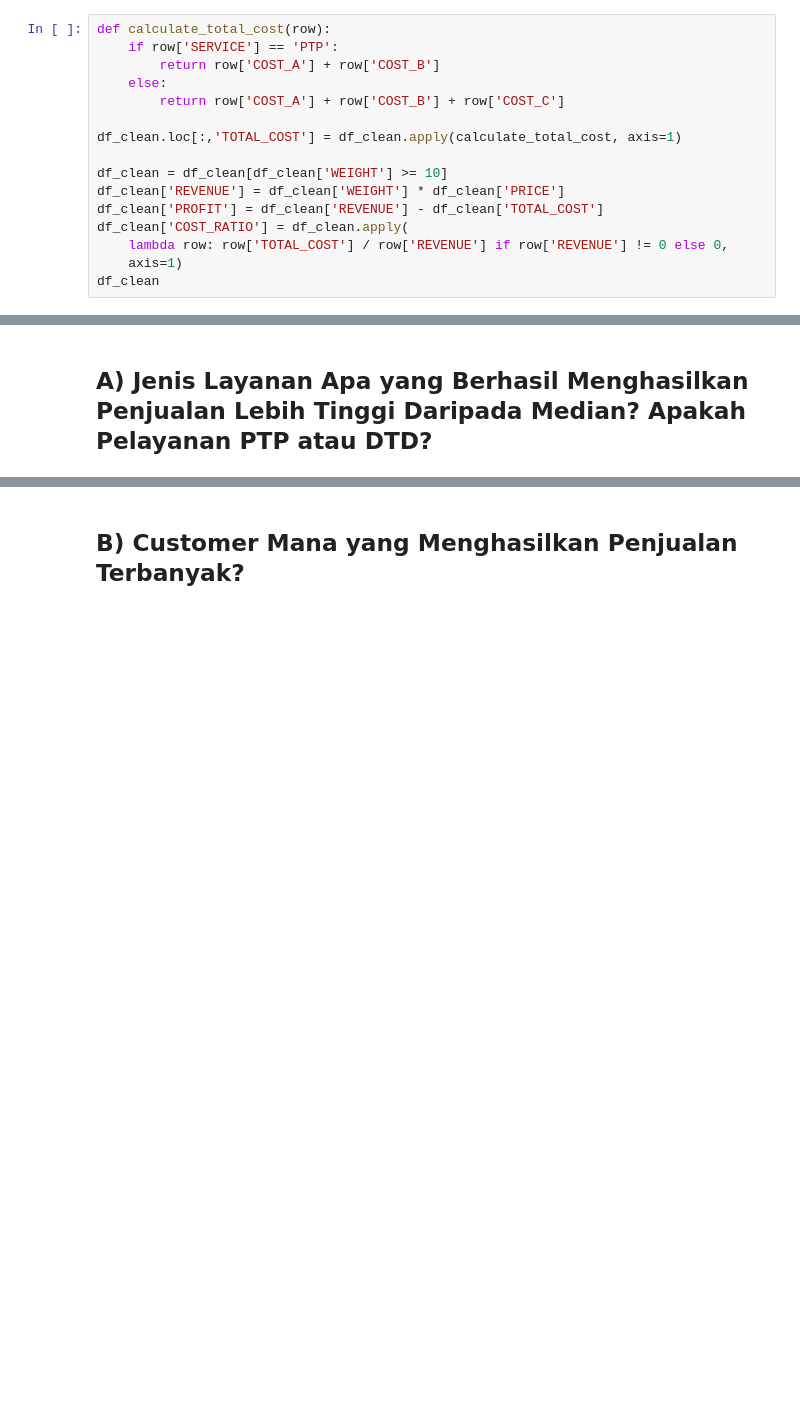
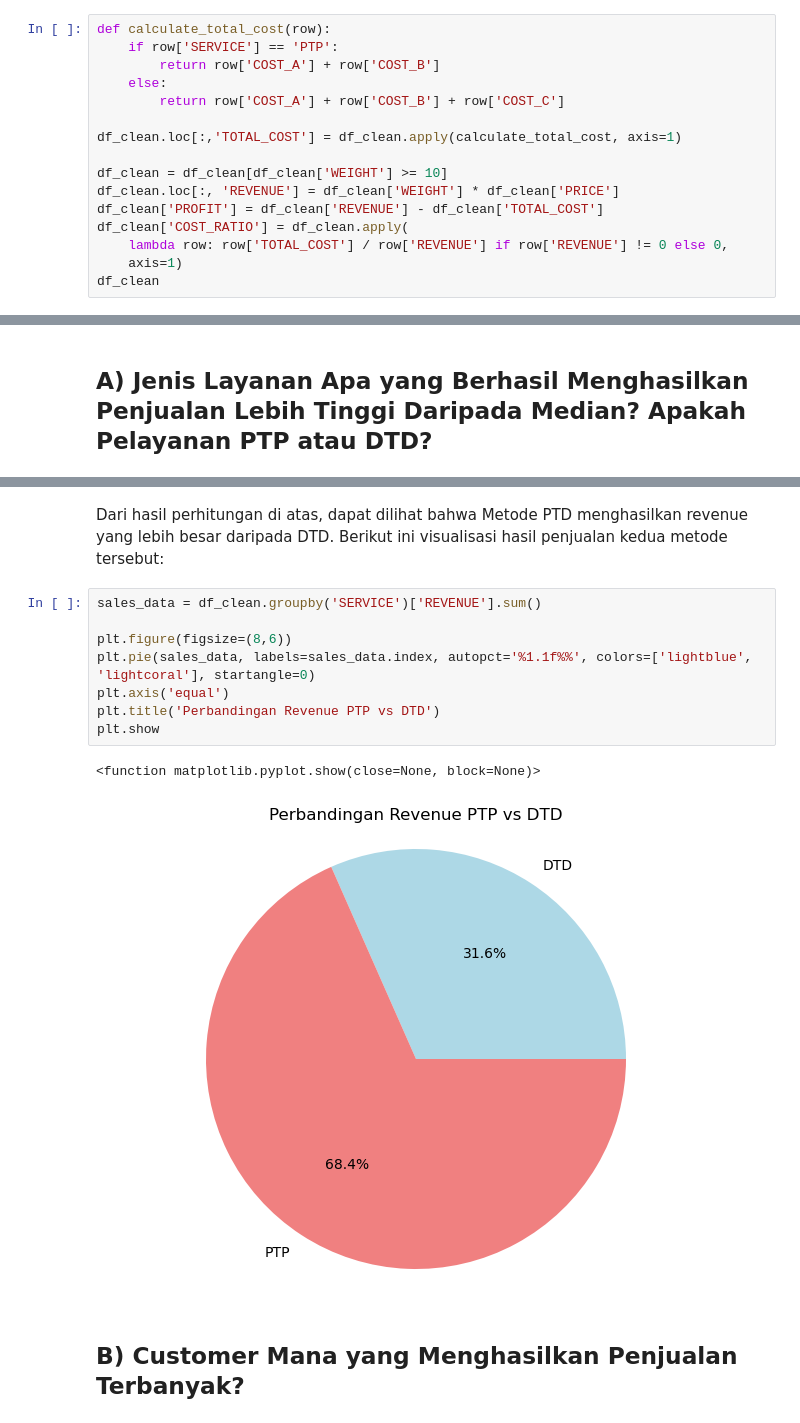
Before and after one commit to Dini15/MarketMetrics, a Jupyter notebook: dini_anggriyani_test.ipynb, the cells around one changed output, grey strips where cells are left out. Saved outputs shown, nothing was run; the diff lists cells and outputs as text; blank space fills up the shorter version.

```diff
--- a/dini_anggriyani_test.ipynb
+++ b/dini_anggriyani_test.ipynb
@@ -418,7 +418,7 @@ def calculate_total_cost(row):
 df_clean.loc[:,'TOTAL_COST'] = df_clean.apply(calculate_total_cost, axis=1)
 
 df_clean = df_clean[df_clean['WEIGHT'] >= 10]
-df_clean['REVENUE'] = df_clean['WEIGHT'] * df_clean['PRICE']
+df_clean.loc[:, 'REVENUE'] = df_clean['WEIGHT'] * df_clean['PRICE']
 df_clean['PROFIT'] = df_clean['REVENUE'] - df_clean['TOTAL_COST']
 df_clean['COST_RATIO'] = df_clean.apply(
     lambda row: row['TOTAL_COST'] / row['REVENUE'] if row['REVENUE'] != 0 else 0,
@@ -467,2 +478,15 @@ df_clean.describe().T
+# %% [markdown]
+Dari hasil perhitungan di atas, dapat dilihat bahwa Metode PTD menghasilkan revenue yang lebih besar daripada DTD. Berikut ini visualisasi hasil penjualan kedua metode tersebut:
+# %%
+sales_data = df_clean.groupby('SERVICE')['REVENUE'].sum()
+
+plt.figure(figsize=(8,6))
+plt.pie(sales_data, labels=sales_data.index, autopct='%1.1f%%', colors=['lightblue', 'lightcoral'], startangle=0)
+plt.axis('equal')
+plt.title('Perbandingan Revenue PTP vs DTD')
+plt.show
+# %% [output]
+<function matplotlib.pyplot.show(close=None, block=None)>
+[figure, added]
 # %% [markdown]
 ## B) Customer Mana yang Menghasilkan Penjualan Terbanyak?
```
Also changed, not shown: parts of 8 cells of this notebook.
